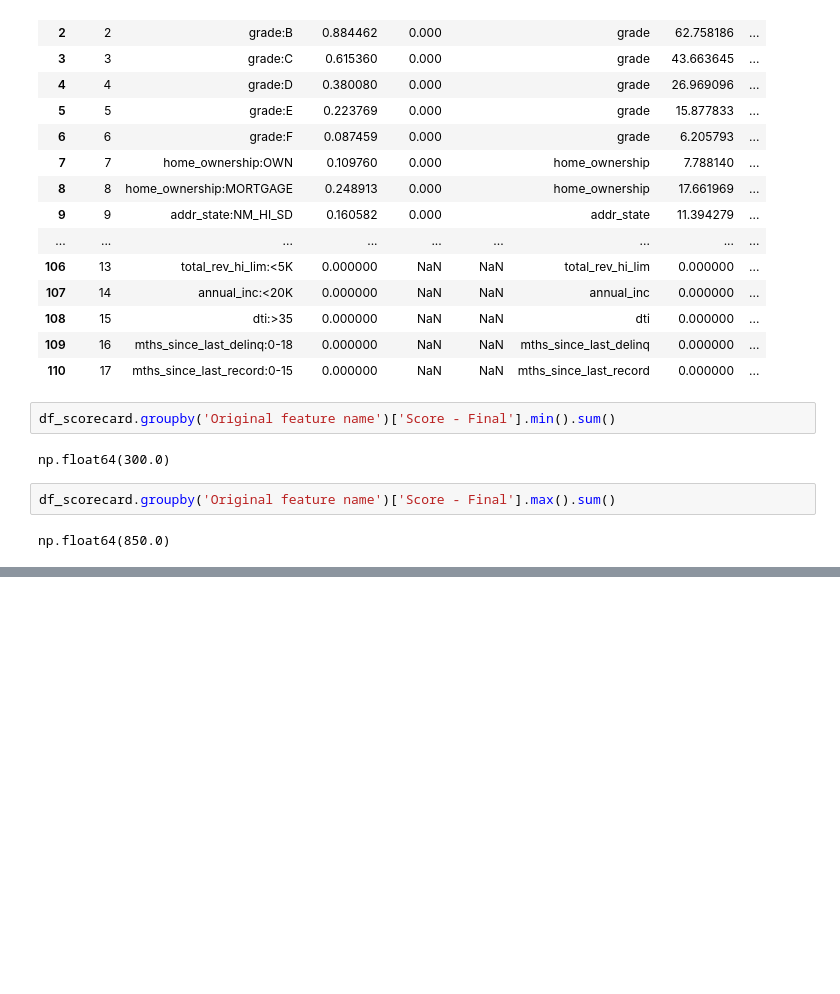
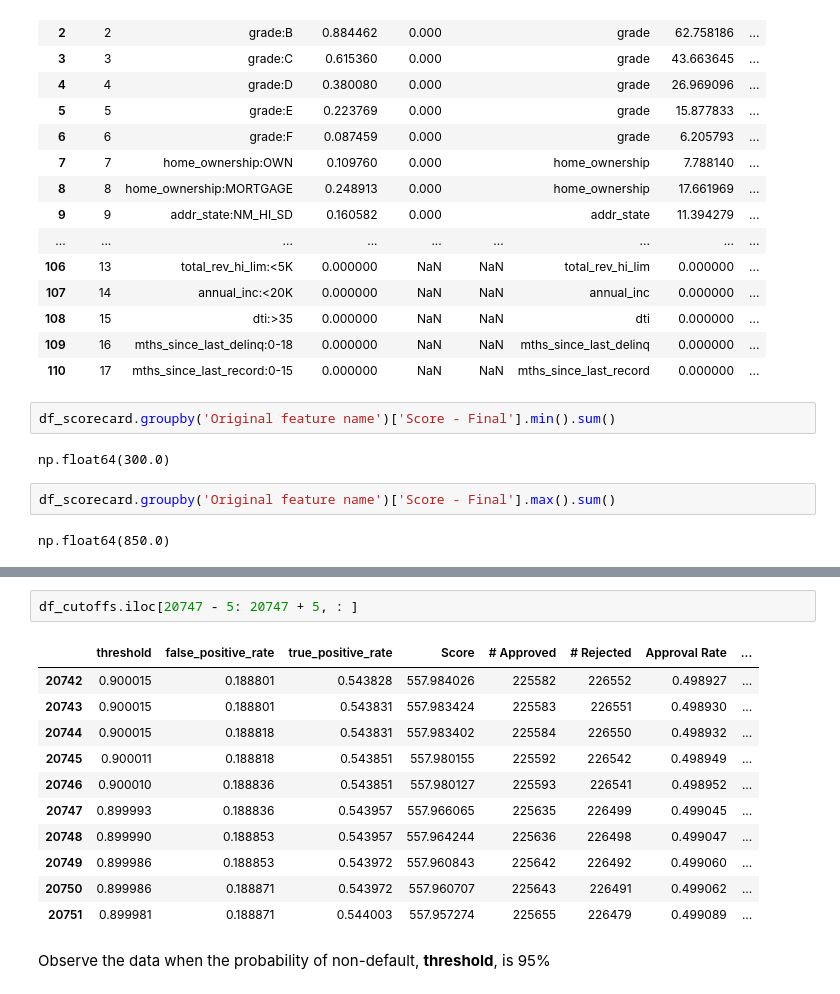
Before and after one commit to z252zhu/Credit-Risk-Modeling-on-Loan-Data, a Jupyter notebook: Credir Risk Modeling on Lending Club Loan Data - Modeling.ipynb, the cells around one changed output, grey strips where cells are left out. Cells and saved outputs as stored; diff of their text form; blank space fills up the shorter version.

```diff
--- a/Credir Risk Modeling on Lending Club Loan Data - Modeling.ipynb
+++ b/Credir Risk Modeling on Lending Club Loan Data - Modeling.ipynb
@@ -1196,0 +1367,16 @@ np.float64(850.0)
+# %%
+df_cutoffs.iloc[20747 - 5: 20747 + 5, : ]
+# %% [output]
+|  | threshold | false_positive_rate | true_positive_rate | Score | # Approved | # Rejected | Approval Rate | ... |
+| 20742 | 0.900015 | 0.188801 | 0.543828 | 557.984026 | 225582 | 226552 | 0.498927 | ... |
+| 20743 | 0.900015 | 0.188801 | 0.543831 | 557.983424 | 225583 | 226551 | 0.498930 | ... |
+| 20744 | 0.900015 | 0.188818 | 0.543831 | 557.983402 | 225584 | 226550 | 0.498932 | ... |
+| 20745 | 0.900011 | 0.188818 | 0.543851 | 557.980155 | 225592 | 226542 | 0.498949 | ... |
+| 20746 | 0.900010 | 0.188836 | 0.543851 | 557.980127 | 225593 | 226541 | 0.498952 | ... |
+| 20747 | 0.899993 | 0.188836 | 0.543957 | 557.966065 | 225635 | 226499 | 0.499045 | ... |
+| 20748 | 0.899990 | 0.188853 | 0.543957 | 557.964244 | 225636 | 226498 | 0.499047 | ... |
+| 20749 | 0.899986 | 0.188853 | 0.543972 | 557.960843 | 225642 | 226492 | 0.499060 | ... |
+| 20750 | 0.899986 | 0.188871 | 0.543972 | 557.960707 | 225643 | 226491 | 0.499062 | ... |
+| 20751 | 0.899981 | 0.188871 | 0.544003 | 557.957274 | 225655 | 226479 | 0.499089 | ... |
+# %% [markdown]
+Observe the data when the probability of non-default, **threshold**, is 95%
```
Also changed, not shown: parts of 40 cells of this notebook.
